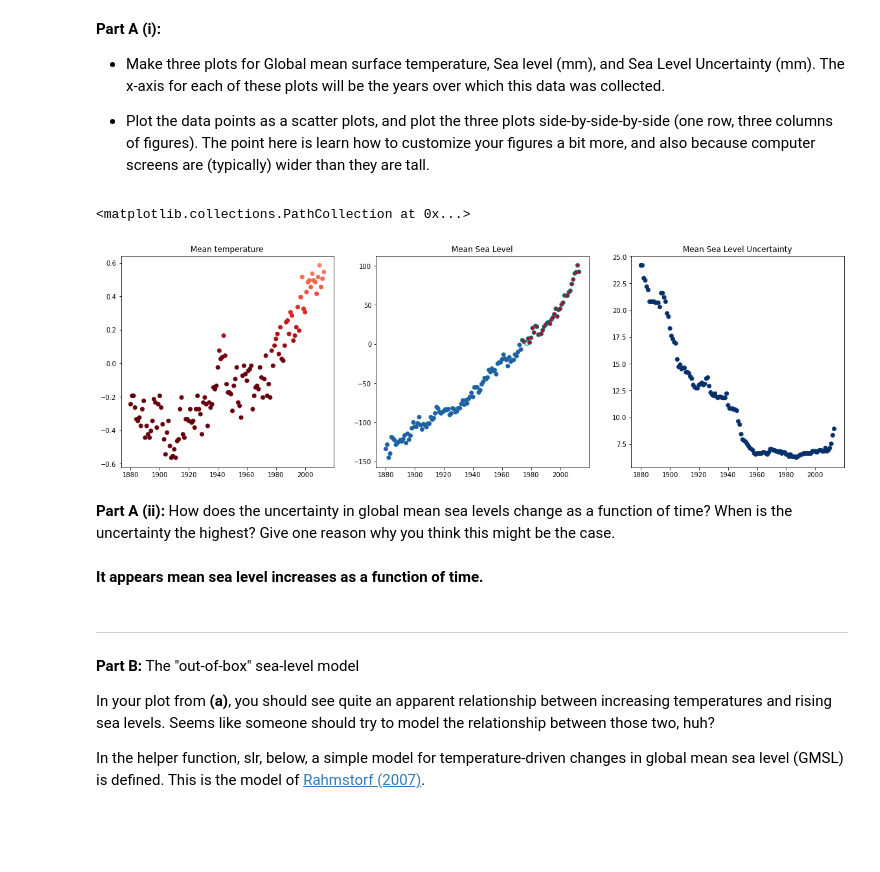
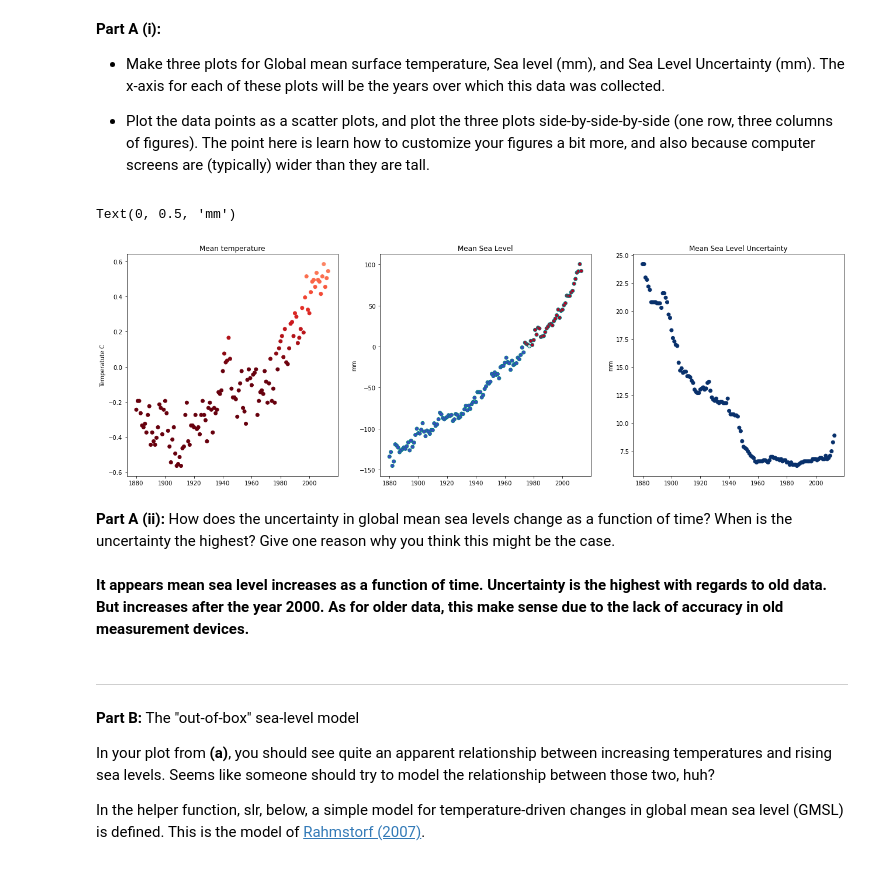
Before and after one commit to the-rich-piana/CSCI_AI, a Jupyter notebook: CSCI3202_HW8_Giuliano_Costa.ipynb, the cells around one changed output. Drawn from its saved outputs; the diff is of its cells as text; code cells hidden in the pictures; blank space fills up the shorter version.

```diff
--- a/CSCI3202_HW8_Giuliano_Costa.ipynb
+++ b/CSCI3202_HW8_Giuliano_Costa.ipynb
@@ -236,21 +201,25 @@ temperature = dfTemperature["temperature"].tolist()
 - Plot the data points as a scatter plots, and plot the three plots side-by-side-by-side (one row, three columns of figures). The point here is learn how to customize your figures a bit more, and also because computer screens are (typically) wider than they are tall.
 # %%
 # Your plotting code here.
-fig, ax = plt.subplots(1, 3, figsize=(20,6))
+fig, ax = plt.subplots(1, 3, figsize=(22,7))
 #ax.title("Part A")
 ax[0].set_title("Mean temperature")
 ax[0].scatter(x=year, y=temperature, c=plt.cm.Reds_r(temperature))
+ax[0].set_ylabel("Temperatute C")
 ax[1].set_title("Mean Sea Level")
 ax[1].scatter(x=year, y=sealevel, c=plt.cm.coolwarm(sealevel), edgecolors='teal')
+ax[1].set_ylabel("mm")
+
 ax[2].set_title("Mean Sea Level Uncertainty")
 ax[2].scatter(x=year, y=sealevel_sigma, c=plt.cm.Blues(sealevel_sigma))
+ax[2].set_ylabel("mm")
 # %% [output]
-<matplotlib.collections.PathCollection at 0x...>
+Text(0, 0.5, 'mm')
-[figure, old version]
+[figure, new version]
 # %% [markdown]
 **Part A (ii):** How does the uncertainty in global mean sea levels change as a function of time?  When is the uncertainty the highest?  Give one reason why you think this might be the case.
-# %% [markdown]
-__It appears mean sea level increases as a function of time.__
+# %% [markdown]
+__It appears mean sea level increases as a function of time. Uncertainty is the highest with regards to old data. But increases after the year 2000. As for older data, this make sense due to the lack of accuracy in old measurement devices.__
 # %% [markdown]
 ---
 
```
Also changed, not shown: parts of 14 cells of this notebook, 4 other files.
